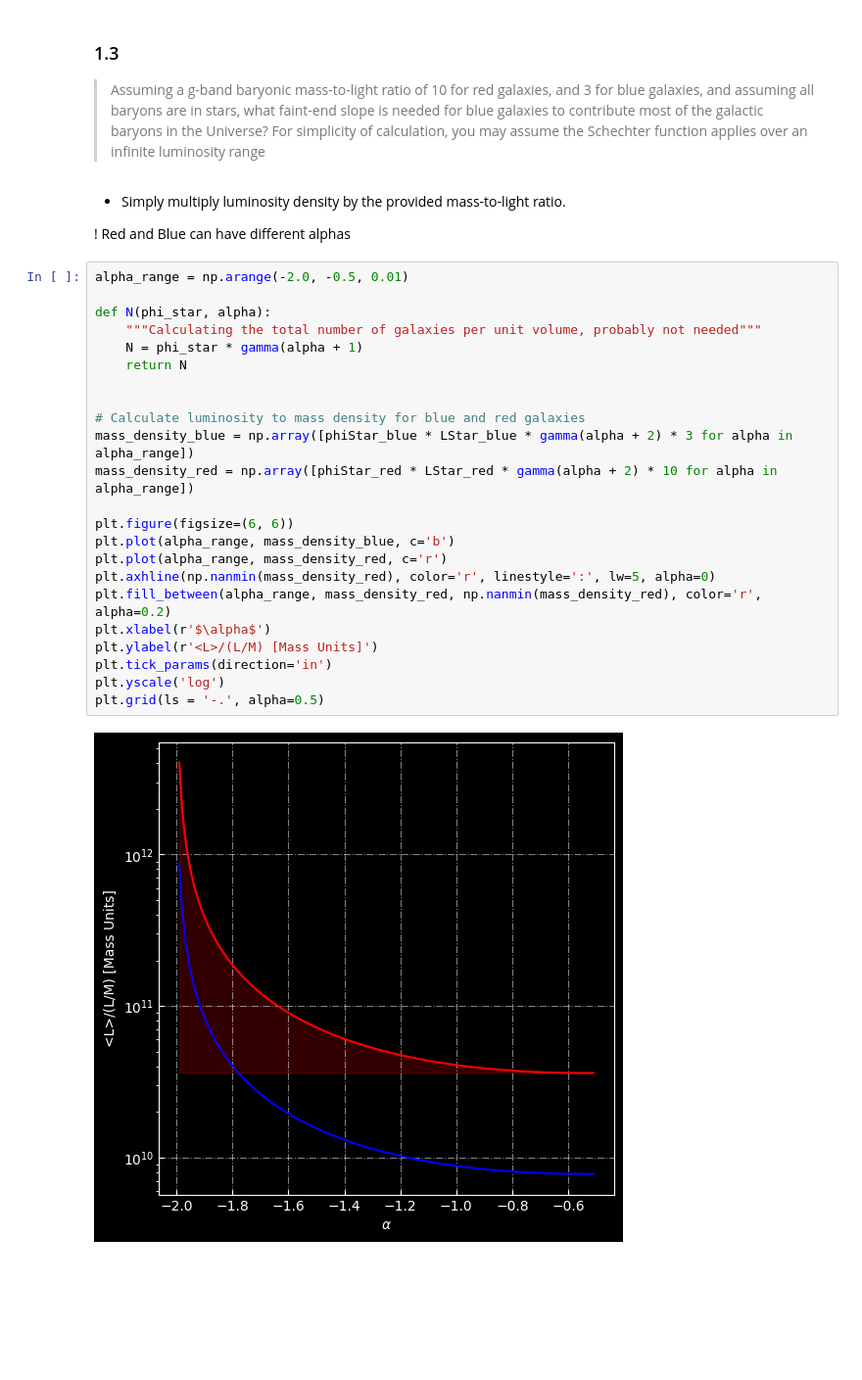
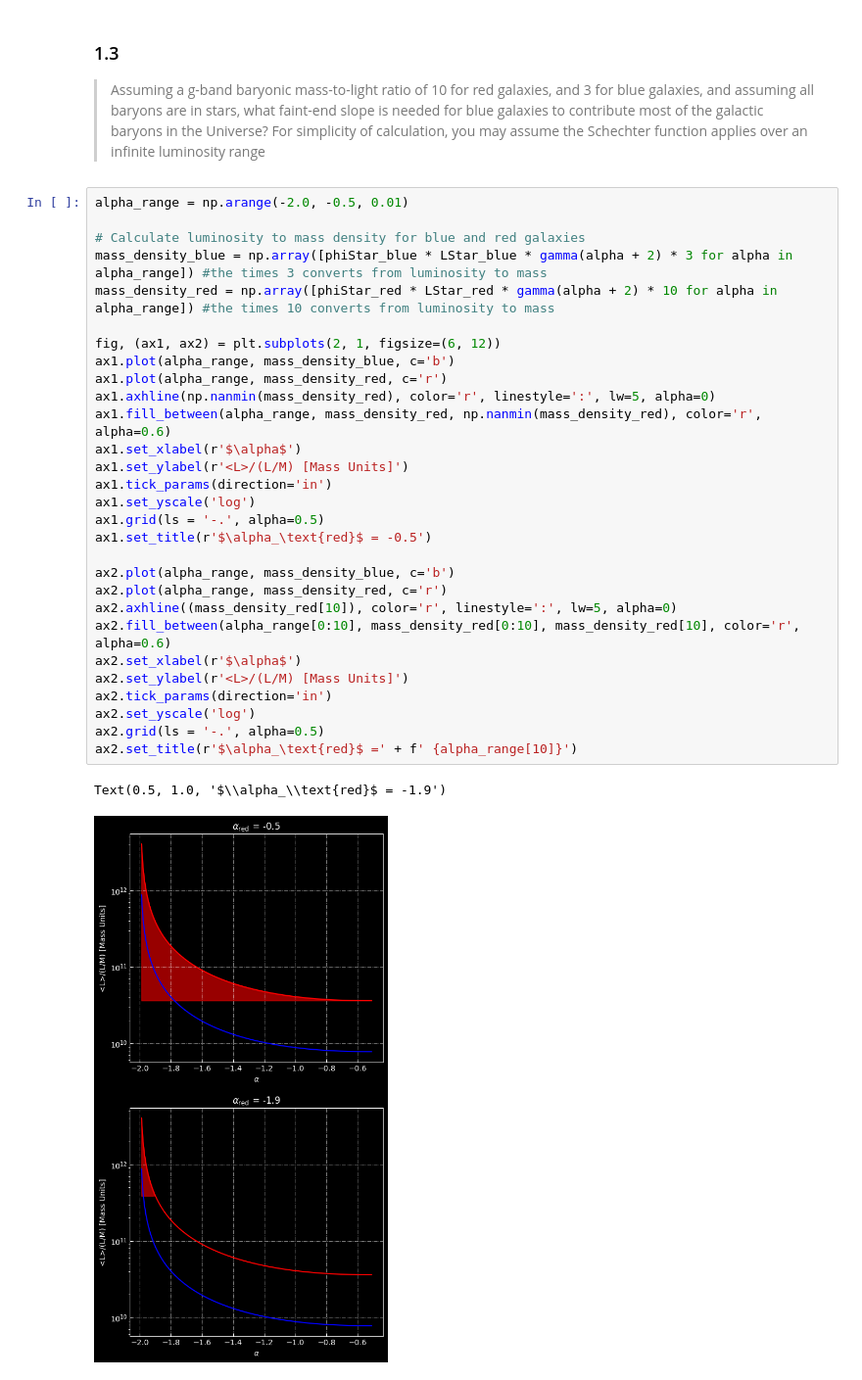
Before and after one commit to nassmohammed/EG_assignment1, a Jupyter notebook: assignment1_question1.ipynb, the cells around one changed output. Shown at 98% size. Cells and saved outputs as stored; diff of their text form; blank space fills up the shorter version.

```diff
--- a/assignment1_question1.ipynb
+++ b/assignment1_question1.ipynb
@@ -103,32 +93,35 @@ plt.grid(ls = '-.', alpha=0.5)
 # %% [markdown]
 ### 1.3
 >  Assuming a g-band baryonic mass-to-light ratio of 10 for red galaxies, and 3 for blue galaxies, and assuming all baryons are in stars, what faint-end slope is needed for blue galaxies to contribute most of the galactic baryons in the Universe? For simplicity of calculation, you may assume the Schechter function applies over an infinite luminosity range
-# %% [markdown]
-- Simply multiply luminosity density by the provided mass-to-light ratio.
-
-! Red and Blue can have different alphas
 # %%
 alpha_range = np.arange(-2.0, -0.5, 0.01)
 
-def N(phi_star, alpha):
-    """Calculating the total number of galaxies per unit volume, probably not needed"""
-    N = phi_star * gamma(alpha + 1)
-    return N
+# Calculate luminosity to mass density for blue and red galaxies
+mass_density_blue = np.array([phiStar_blue * LStar_blue * gamma(alpha + 2) * 3 for alpha in alpha_range]) #the times 3 converts from luminosity to mass
+mass_density_red = np.array([phiStar_red * LStar_red * gamma(alpha + 2) * 10 for alpha in alpha_range]) #the times 10 converts from luminosity to mass
 
+fig, (ax1, ax2) = plt.subplots(2, 1, figsize=(6, 12))
+ax1.plot(alpha_range, mass_density_blue, c='b')
+ax1.plot(alpha_range, mass_density_red, c='r')
+ax1.axhline(np.nanmin(mass_density_red), color='r', linestyle=':', lw=5, alpha=0)
+ax1.fill_between(alpha_range, mass_density_red, np.nanmin(mass_density_red), color='r', alpha=0.6)
+ax1.set_xlabel(r'$\alpha$')
+ax1.set_ylabel(r'<L>/(L/M) [Mass Units]')
+ax1.tick_params(direction='in')
+ax1.set_yscale('log')
+ax1.grid(ls = '-.', alpha=0.5)
+ax1.set_title(r'$\alpha_\text{red}$ = -0.5')
 
-# Calculate luminosity to mass density for blue and red galaxies
-mass_density_blue = np.array([phiStar_blue * LStar_blue * gamma(alpha + 2) * 3 for alpha in alpha_range])
-mass_density_red = np.array([phiStar_red * LStar_red * gamma(alpha + 2) * 10 for alpha in alpha_range])
-
-plt.figure(figsize=(6, 6))
-plt.plot(alpha_range, mass_density_blue, c='b')
-plt.plot(alpha_range, mass_density_red, c='r')
-plt.axhline(np.nanmin(mass_density_red), color='r', linestyle=':', lw=5, alpha=0)
-plt.fill_between(alpha_range, mass_density_red, np.nanmin(mass_density_red), color='r', alpha=0.2)
-plt.xlabel(r'$\alpha$')
-plt.ylabel(r'<L>/(L/M) [Mass Units]')
-plt.tick_params(direction='in')
-plt.yscale('log')
-plt.grid(ls = '-.', alpha=0.5)
+ax2.plot(alpha_range, mass_density_blue, c='b')
+ax2.plot(alpha_range, mass_density_red, c='r')
+ax2.axhline((mass_density_red[10]), color='r', linestyle=':', lw=5, alpha=0)
+ax2.fill_between(alpha_range[0:10], mass_density_red[0:10], mass_density_red[10], color='r', alpha=0.6)
+ax2.set_xlabel(r'$\alpha$')
+ax2.set_ylabel(r'<L>/(L/M) [Mass Units]')
+ax2.tick_params(direction='in')
+ax2.set_yscale('log')
+ax2.grid(ls = '-.', alpha=0.5)
+ax2.set_title(r'$\alpha_\text{red}$ =' + f' {alpha_range[10]}')
 # %% [output]
+Text(0.5, 1.0, '$\\alpha_\\text{red}$ = -1.9')
-[figure, old version]
+[figure, new version]
```
Also changed, not shown: parts of 6 cells of this notebook, 2 other files.
